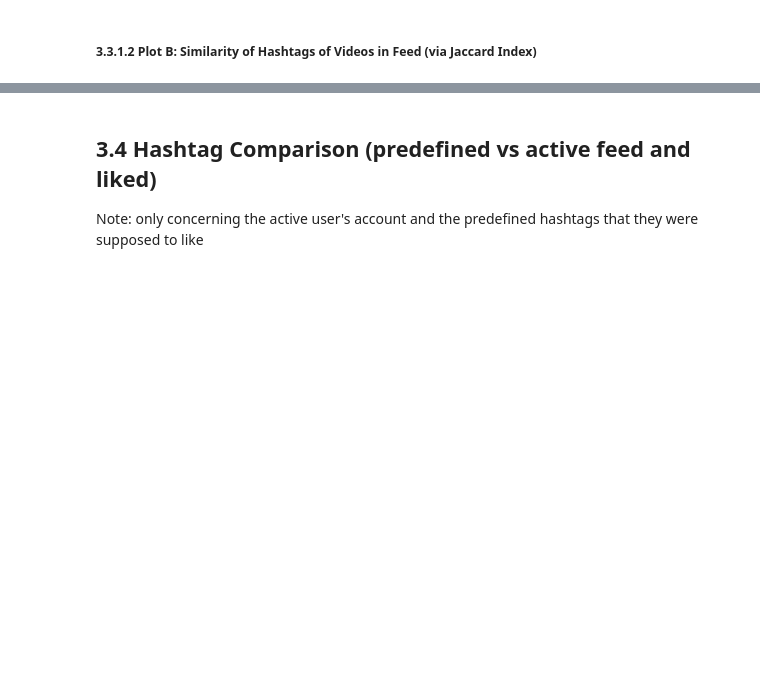
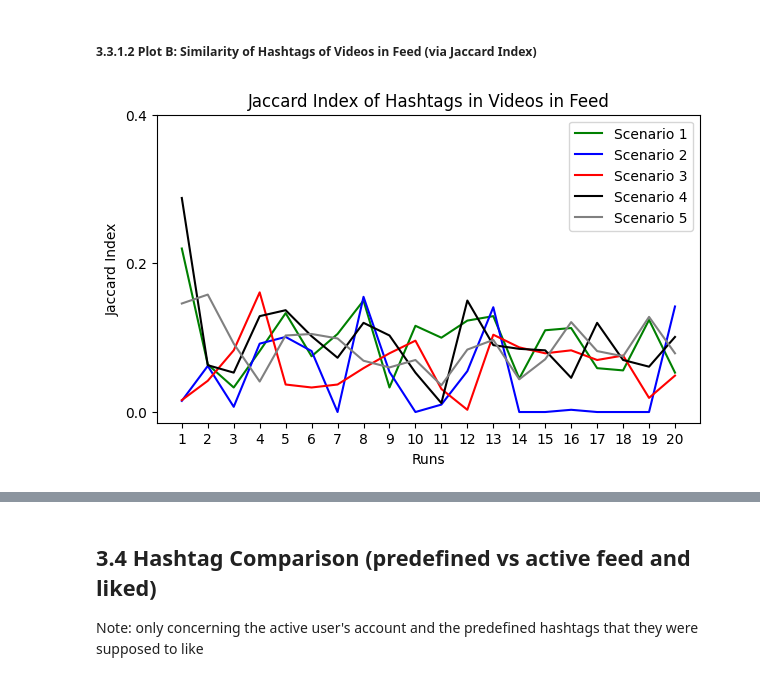
Before and after one commit to mlsmzk/tiktok-like-experiment, a Jupyter notebook: data_analysis/analysis.ipynb, the cells around one changed output, grey strips where cells are left out. Cells and saved outputs as stored; diff of their text form; code cells hidden in the pictures; blank space fills up the shorter version.

```diff
--- a/data_analysis/analysis.ipynb
+++ b/data_analysis/analysis.ipynb
@@ -829,3 +811,21 @@ plt.show()
 [figure]
 # %% [markdown]
 ##### 3.3.1.2 Plot B: Similarity of Hashtags of Videos in Feed (via Jaccard Index)
+# %%
+figb, axb = plt.subplots(figsize=(7,4))
+plt.plot(feed_summary(1)["run"], feed_summary(1)["jaccard_hash"], color='green', label="Scenario 1")
+plt.plot(feed_summary(2)["run"], feed_summary(2)["jaccard_hash"], color='blue', label="Scenario 2")
+plt.plot(feed_summary(3)["run"], feed_summary(3)["jaccard_hash"], color='red', label="Scenario 3")
+plt.plot(feed_summary(4)["run"], feed_summary(4)["jaccard_hash"], color='black', label="Scenario 4")
+plt.plot(feed_summary(5)["run"], feed_summary(5)["jaccard_hash"], color='gray', label="Scenario 5")
+#plt.plot(feed_summary(6)["run"], feed_summary(6)["jaccard_hash"], color='pink', label="Scenario 6")
+
+axb.set_title('Jaccard Index of Hashtags in Videos in Feed')
+axb.legend(loc='upper right')
+axb.set_xlabel('Runs'); axb.set_ylabel('Jaccard Index')
+
+plt.yticks(np.arange(0, 0.6,0.2)) #usually range is 0 to 1
+plt.xticks(np.arange(1,21,1))
+plt.show()
+# %% [output]
+[figure, added]
```
Also changed, not shown: parts of 13 cells of this notebook.
